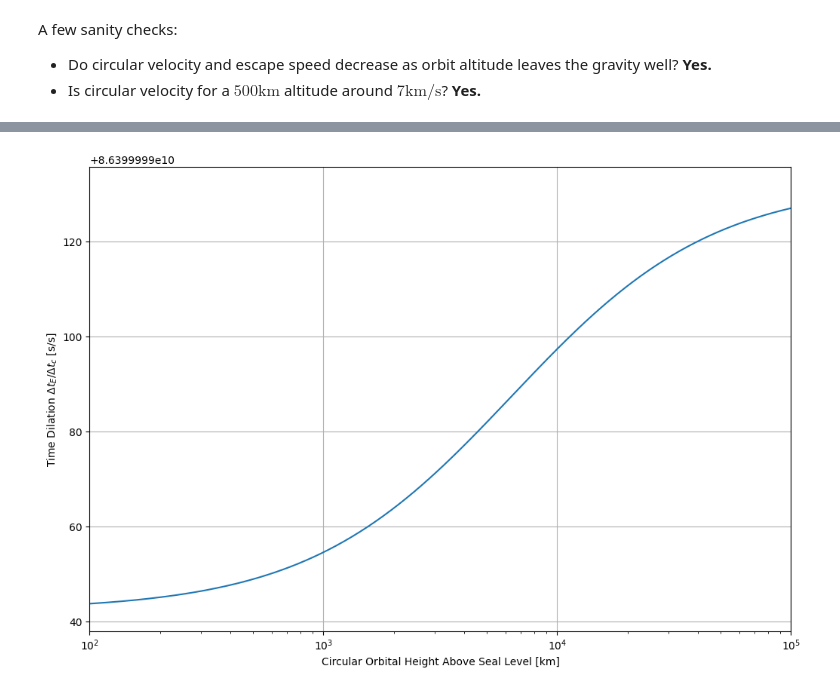
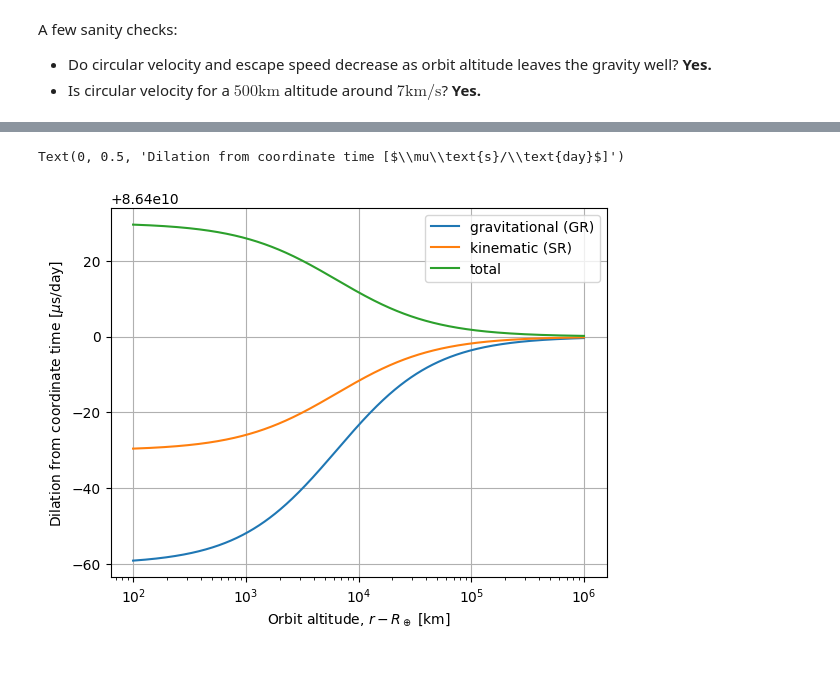
Before and after one commit to philiplinden/spacetime, a Jupyter notebook: learning/notebooks/time_dilation.ipynb, the cells around one changed output, grey strips where cells are left out. Saved outputs shown, nothing was run; the diff lists cells and outputs as text; code cells hidden in the pictures; blank space fills up the shorter version.

```diff
--- a/learning/notebooks/time_dilation.ipynb
+++ b/learning/notebooks/time_dilation.ipynb
@@ -211,15 +247,15 @@ def to_us_per_day(dsec_per_sec):
     sec_per_day = 86_400
     us_per_sec = 1e6
     return dsec_per_sec * sec_per_day * us_per_sec
-# %%
-converted_total_dilation = [to_us_per_day(time_dilation(i,total_potential)) for i in instants]
-xunits=u.km
-fig, ax = plt.subplots(figsize=(12,8))
-ax.plot(altitudes.to(xunits), converted_total_dilation)
-ax.grid()
-ax.set_xscale('log')
-ax.set_xlim([1e2, 1e5])
-ax.set_xlabel(f"Circular Orbital Height Above Seal Level [{xunits}]")
-ax.set_ylabel("Time Dilation $\Delta t_E / \Delta t_c$ [s/s]")
-# %% [output]
-[figure, removed]
+# %%
+for series in [grav_dilation, kinematic_dilation, total_dilation]:
+    plt.plot(altitudes, to_us_per_day(series))
+
+plt.legend(["gravitational (GR)", "kinematic (SR)", "total"])
+plt.grid()
+plt.xscale('log')
+plt.xlabel(f'Orbit altitude, $r - R_\oplus$ [{altitudes.unit}]')
+plt.ylabel("Dilation from coordinate time [$\mu\\text{s}/\\text{day}$]")
+# %% [output]
+Text(0, 0.5, 'Dilation from coordinate time [$\\mu\\text{s}/\\text{day}$]')
+[figure, added]
```
Also changed, not shown: parts of 10 cells of this notebook.
